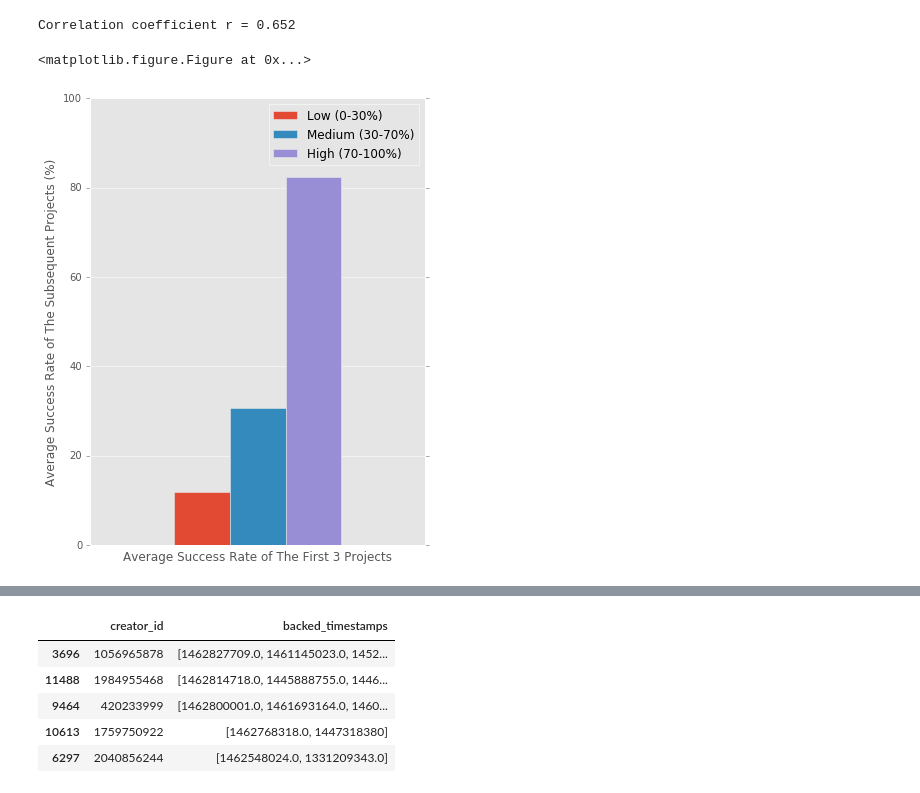
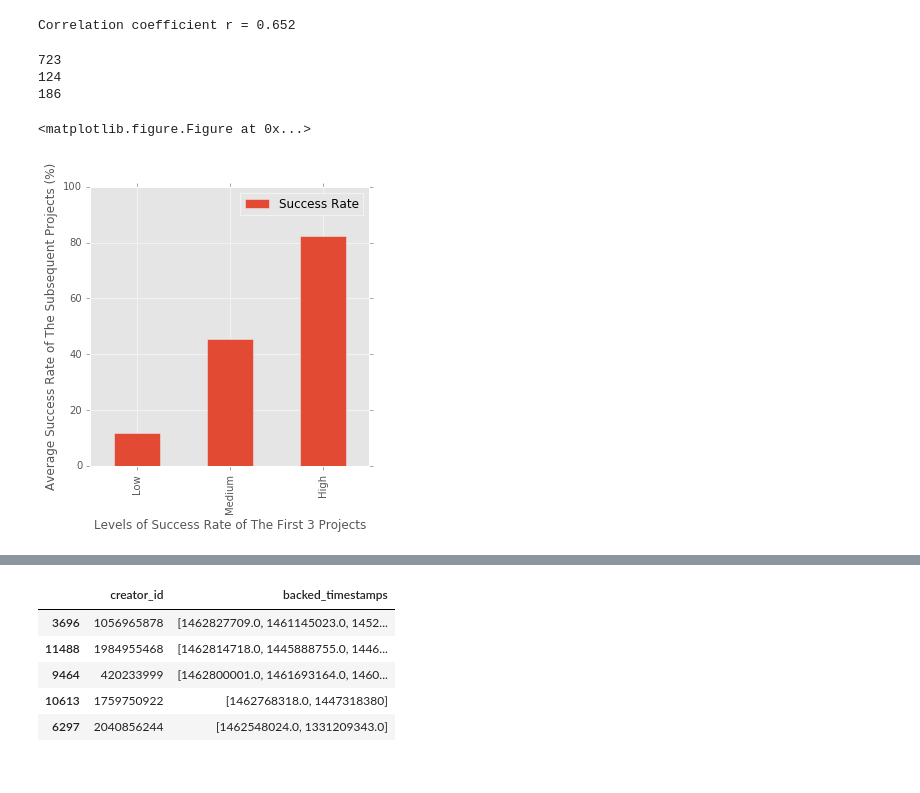
Before and after one commit to acsalu/IntroCM-Kickstar, a Jupyter notebook: Report.ipynb, the cells around one changed output, grey strips where cells are left out. Cells and saved outputs as stored; diff of their text form; code cells hidden in the pictures.

```diff
--- a/Report.ipynb
+++ b/Report.ipynb
@@ -162,26 +166,41 @@ def success_rate(states):
 df_stats = pd.DataFrame()
 df_stats['prior'] = gb_id.apply(lambda g: success_rate(g.state.values[:3]))
 df_stats['subsequent'] = gb_id.apply(lambda g: success_rate(g.state.values[3:]))
+
+df_stats['prior_level'] = df_stats.prior.apply(lambda p: 'Low' if p < 0.3 else 'Medium' if p < 0.6 else 'High')
 # %%
 corrcoef = np.corrcoef(df_stats.prior, df_stats.subsequent)[0, 1]
 print("Correlation coefficient r = %.3f" % (corrcoef))
 # %% [output]
 Correlation coefficient r = 0.652
+# %%
+gb_level = df_stats.groupby('prior_level')
+print len(gb_level.get_group('High'))
+print len(gb_level.get_group('Medium'))
+print len(gb_level.get_group('Low'))
+# %% [output]
+723
+124
+186
 # %%
-df_plot = pd.DataFrame({'Low (0-30%)': [np.mean(df_stats[df_stats.prior < .3].subsequent)],
-                        'Medium (30-70%)': [np.mean(0.3 <= df_stats[df_stats.prior < .6].subsequent)],
-                        'High (70-100%)': [np.mean(df_stats[.6 <= df_stats.prior].subsequent)]})
+gb_level = df_stats.groupby('prior_level')
+df_plot = gb_level.subsequent.mean().reset_index(name='Success Rate')
+
+levels = ['Low', 'Medium', 'High']
+mapping = {level: i for i, level in enumerate(levels)}
+key = df_plot['prior_level'].map(mapping)
+df_plot = df_plot.iloc[key.argsort()]
+
 def percentage(x, pos):
     return '%d' % (x * 100)
 
 plt.figure()
-ax = df_plot.plot.bar(figsize=(6, 8), y=['Low (0-30%)', 'Medium (30-70%)', 'High (70-100%)'])
+ax = df_plot.plot.bar(x='prior_level', y='Success Rate', figsize=(5, 5))
 ax.set_ylabel('Average Success Rate of The Subsequent Projects (%)')
-ax.set_xlabel('Average Success Rate of The First 3 Projects')
+ax.set_xlabel('Levels of Success Rate of The First 3 Projects')
 ax.set_ylim(bottom=0.0, top=1.0)
 ax.yaxis.set_major_formatter(FuncFormatter(percentage))
-ax.set_xticks([])
 plt.show()
 # %% [output]
 <matplotlib.figure.Figure at 0x...>
-[figure, old version]
+[figure, new version]
```
Also changed, not shown: parts of 16 cells of this notebook.
